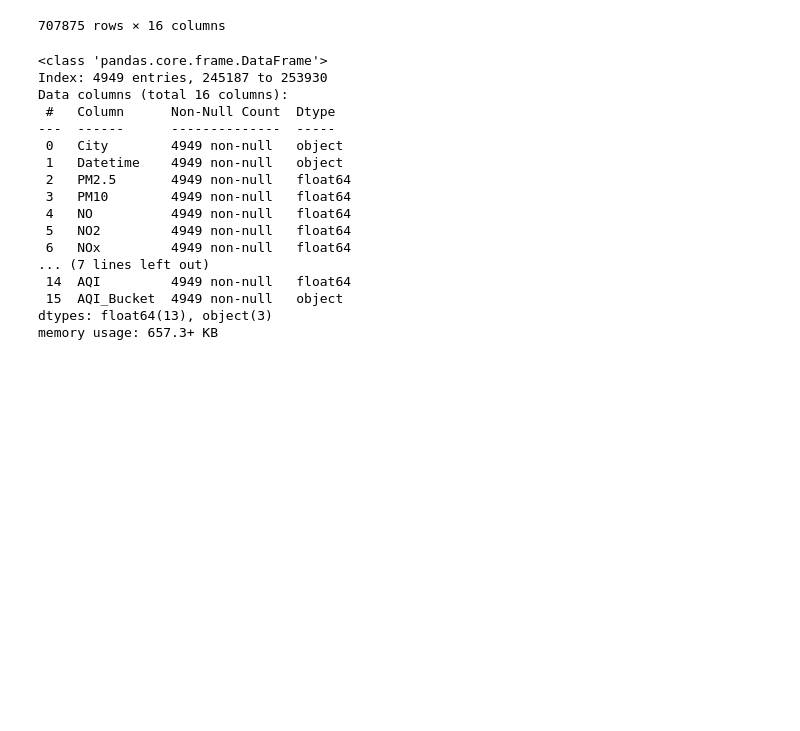
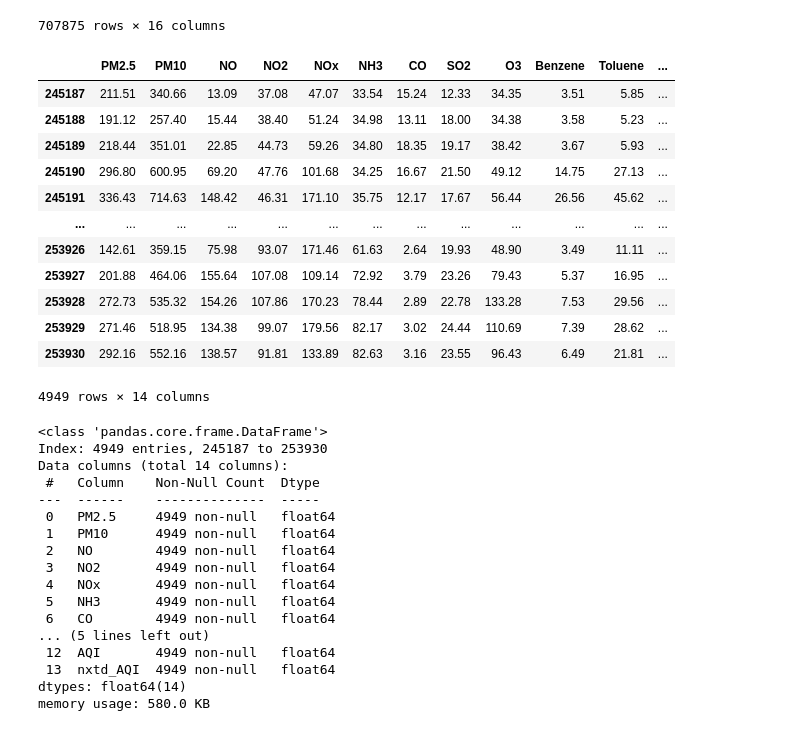
Before and after one commit to SPUTnik-42/Q-LSTM, a Jupyter notebook: delhi_aqi_qlstm_2.ipynb, the cells around one changed output. Cells and saved outputs as stored; diff of their text form; code cells hidden in the pictures; blank space fills up the shorter version.

```diff
--- a/delhi_aqi_qlstm_2.ipynb
+++ b/delhi_aqi_qlstm_2.ipynb
@@ -16,6 +17,6 @@ import math
 # %%
-df = pd.read_csv('./kaggle/city_hour.csv')
-df
+dfi = pd.read_csv('./kaggle/city_hour.csv')
+dfi
 # %% [output]
 |  | City | Datetime | PM2.5 | PM10 | NO | NO2 | NOx | NH3 | CO | SO2 | O3 | ... |
 | 0 | Ahmedabad | 2015-01-01 01:00:00 | NaN | NaN | 1.00 | 40.01 | 36.37 | NaN | 1.00 | 122.07 | NaN | ... |
@@ -31,27 +32,47 @@ df
 | 707874 | Visakhapatnam | 2020-07-01 00:00:00 | 15.00 | 66.00 | 0.40 | 26.85 | 14.05 | 5.20 | 0.59 | 2.10 | 17.05 | ... |
 707875 rows × 16 columns
 # %%
-df.dropna()
-dfd = df.loc[ df['City'] == 'Delhi']  #will be using the delhi data first for simplicity
-dfd = dfd.loc[dfd['Datetime'] < '2016-01-01 00:00:00']
-dfd = dfd.dropna()
+dfi.dropna()
+df = dfi.loc[ dfi['City'] == 'Delhi']  #will be using the delhi data first for simplicity
+df = df.loc[df['Datetime'] < '2016-01-01 00:00:00']
+df = df.dropna()
+# %%
+df['Datetime'] = pd.to_datetime(df['Datetime'])
+df = df.drop(['City','AQI_Bucket','Datetime'], axis=1)
+df['nxtd_AQI'] = df['AQI'].shift(-1)
+df['nxtd_AQI'] = df['AQI'].ffill(limit=200)
+df
+# %% [output]
+|  | PM2.5 | PM10 | NO | NO2 | NOx | NH3 | CO | SO2 | O3 | Benzene | Toluene | ... |
+| 245187 | 211.51 | 340.66 | 13.09 | 37.08 | 47.07 | 33.54 | 15.24 | 12.33 | 34.35 | 3.51 | 5.85 | ... |
+| 245188 | 191.12 | 257.40 | 15.44 | 38.40 | 51.24 | 34.98 | 13.11 | 18.00 | 34.38 | 3.58 | 5.23 | ... |
+| 245189 | 218.44 | 351.01 | 22.85 | 44.73 | 59.26 | 34.80 | 18.35 | 19.17 | 38.42 | 3.67 | 5.93 | ... |
+| 245190 | 296.80 | 600.95 | 69.20 | 47.76 | 101.68 | 34.25 | 16.67 | 21.50 | 49.12 | 14.75 | 27.13 | ... |
+| 245191 | 336.43 | 714.63 | 148.42 | 46.31 | 171.10 | 35.75 | 12.17 | 17.67 | 56.44 | 26.56 | 45.62 | ... |
+| ... | ... | ... | ... | ... | ... | ... | ... | ... | ... | ... | ... | ... |
+| 253926 | 142.61 | 359.15 | 75.98 | 93.07 | 171.46 | 61.63 | 2.64 | 19.93 | 48.90 | 3.49 | 11.11 | ... |
+| 253927 | 201.88 | 464.06 | 155.64 | 107.08 | 109.14 | 72.92 | 3.79 | 23.26 | 79.43 | 5.37 | 16.95 | ... |
+| 253928 | 272.73 | 535.32 | 154.26 | 107.86 | 170.23 | 78.44 | 2.89 | 22.78 | 133.28 | 7.53 | 29.56 | ... |
+| 253929 | 271.46 | 518.95 | 134.38 | 99.07 | 179.56 | 82.17 | 3.02 | 24.44 | 110.69 | 7.39 | 28.62 | ... |
+| 253930 | 292.16 | 552.16 | 138.57 | 91.81 | 133.89 | 82.63 | 3.16 | 23.55 | 96.43 | 6.49 | 21.81 | ... |
+4949 rows × 14 columns
 # %%
-dfd.info()
+df.info()
 # %% [output]
 <class 'pandas.core.frame.DataFrame'>
 Index: 4949 entries, 245187 to 253930
-Data columns (total 16 columns):
- #   Column      Non-Null Count  Dtype
----  ------      --------------  -----
- 0   City        4949 non-null   object
- 1   Datetime    4949 non-null   object
- 2   PM2.5       4949 non-null   float64
- 3   PM10        4949 non-null   float64
- 4   NO          4949 non-null   float64
- 5   NO2         4949 non-null   float64
- 6   NOx         4949 non-null   float64
-... (7 lines left out)
- 14  AQI         4949 non-null   float64
- 15  AQI_Bucket  4949 non-null   object
-dtypes: float64(13), object(3)
-memory usage: 657.3+ KB
+Data columns (total 14 columns):
+ #   Column    Non-Null Count  Dtype
+---  ------    --------------  -----
+ 0   PM2.5     4949 non-null   float64
+ 1   PM10      4949 non-null   float64
+ 2   NO        4949 non-null   float64
+ 3   NO2       4949 non-null   float64
+ 4   NOx       4949 non-null   float64
+ 5   NH3       4949 non-null   float64
+ 6   CO        4949 non-null   float64
+... (5 lines left out)
+ 12  AQI       4949 non-null   float64
+ 13  nxtd_AQI  4949 non-null   float64
+dtypes: float64(14)
+memory usage: 580.0 KB
```
Also changed, not shown: parts of 26 cells of this notebook, 25 other files.
